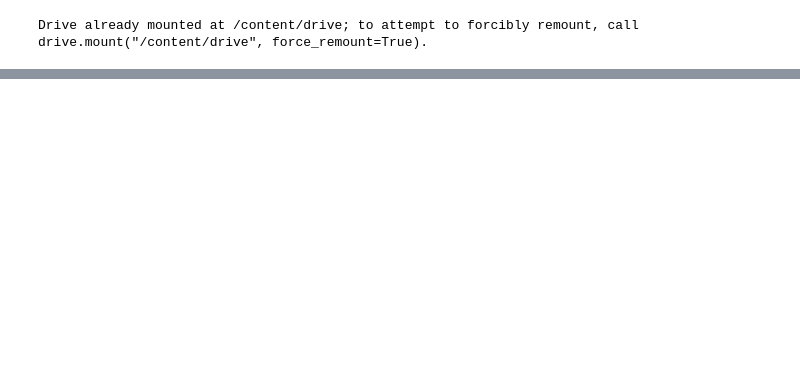
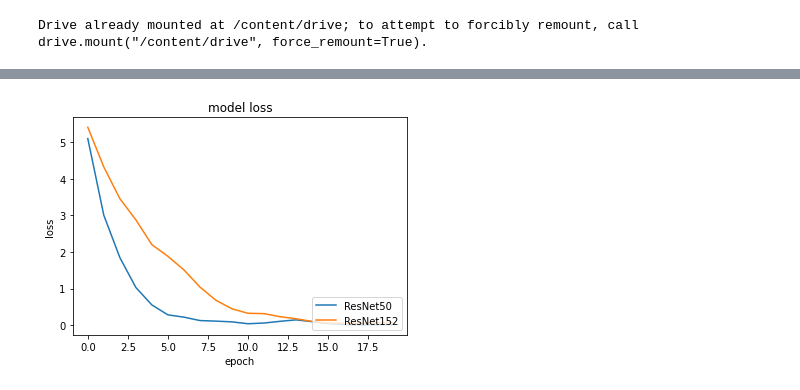
Before and after one commit to monjjjjj/orchid_classification, a Jupyter notebook: orchid_classification.ipynb, the cells around one changed output, grey strips where cells are left out. Saved outputs shown, nothing was run; the diff lists cells and outputs as text; code cells hidden in the pictures; blank space fills up the shorter version.

```diff
--- a/orchid_classification.ipynb
+++ b/orchid_classification.ipynb
@@ -180,0 +199,14 @@ plt.show()
+# %%
+# summarize history for loss
+x=np.arange(20)
+plt.plot(x, train_history.history['loss'])
+plt.plot(x, train_history1.history['loss'])
+
+#plt.plot(train_history.history['val_accuracy'])
+plt.title('model loss')
+plt.ylabel('loss')
+plt.xlabel('epoch')
+plt.legend(['ResNet50', 'ResNet152'], loc='lower right')
+plt.show()
+# %% [output]
+[figure, added]
```
Also changed, not shown: parts of 9 cells of this notebook.
